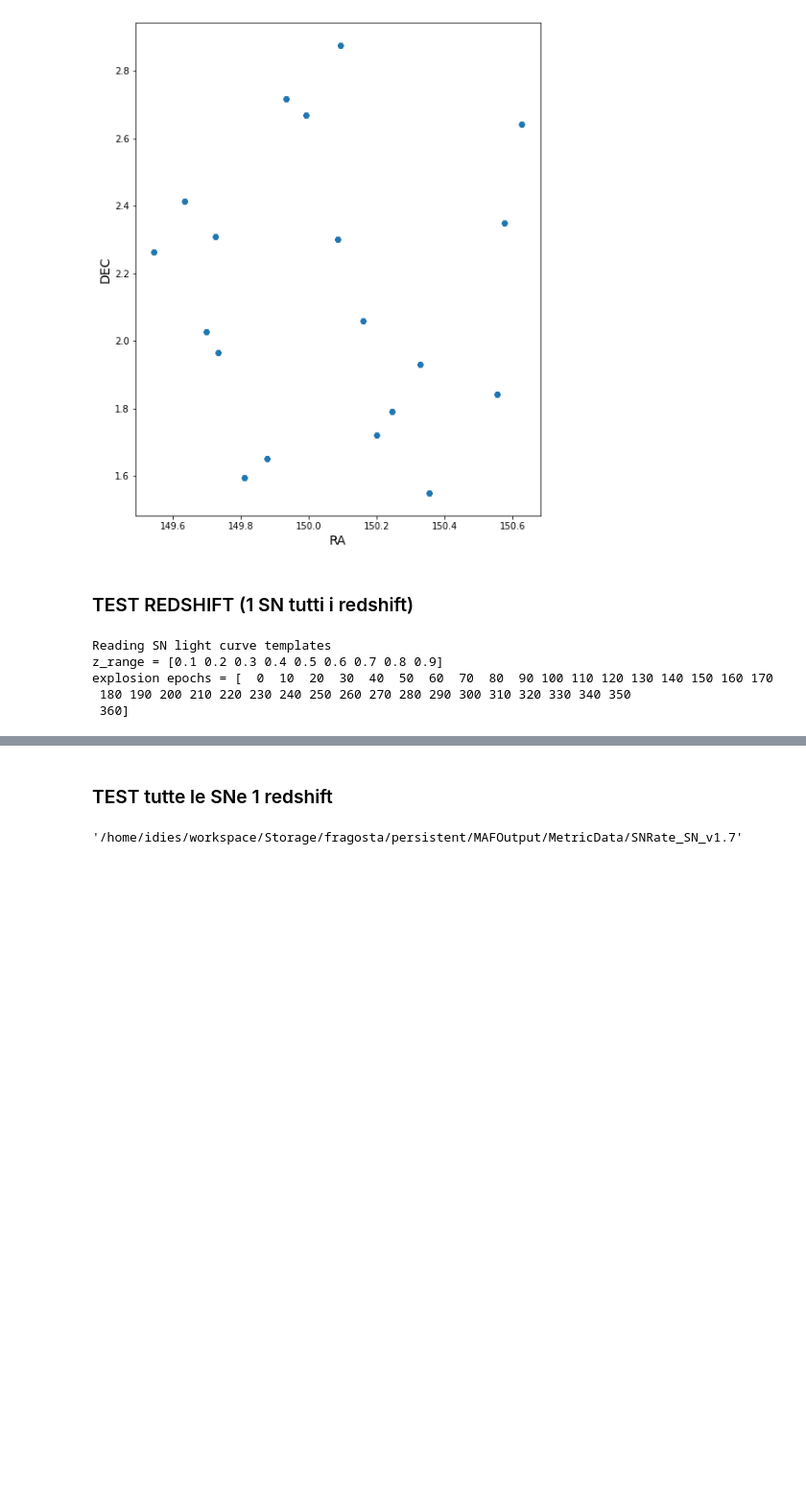
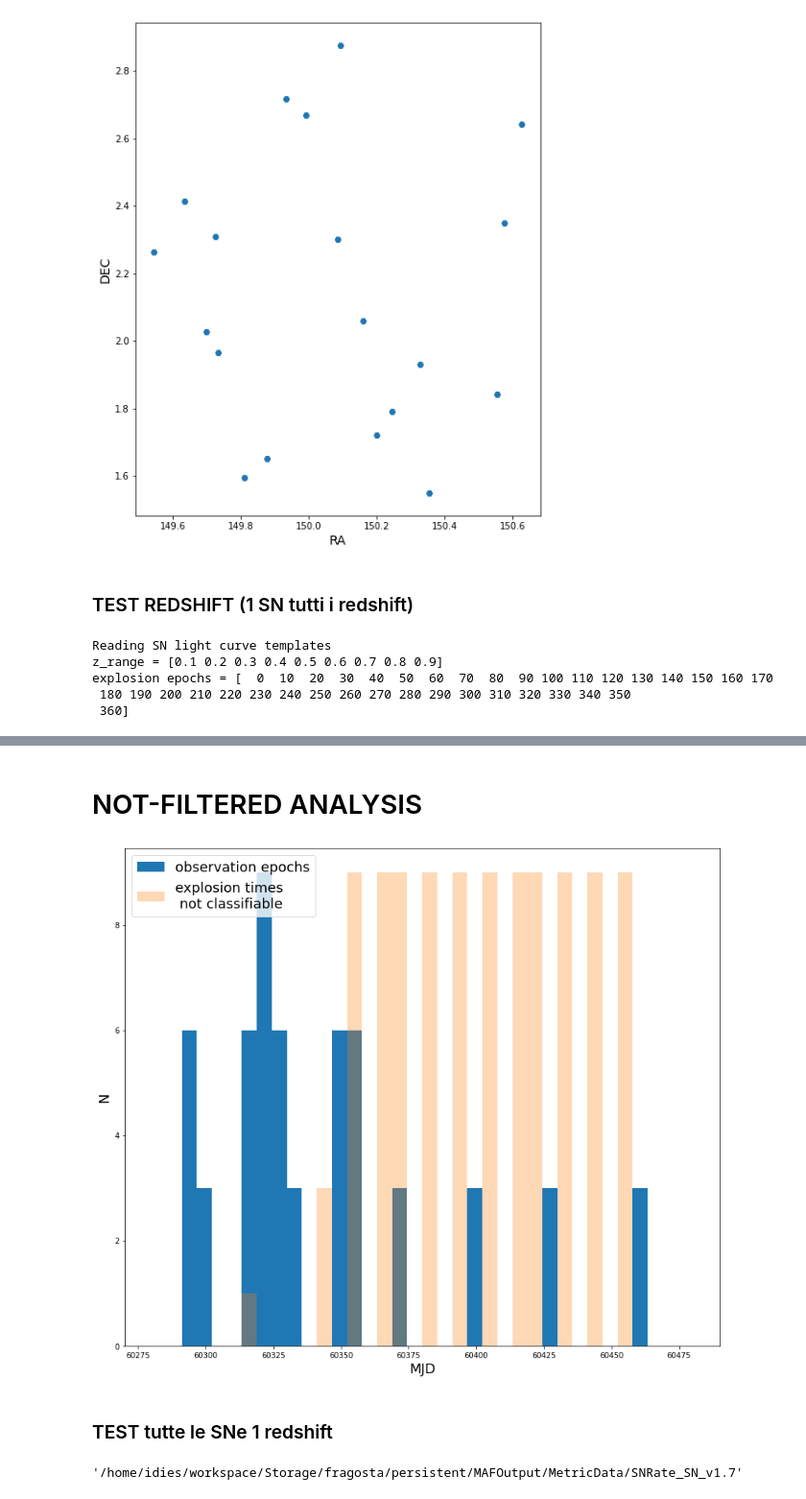
Before and after one commit to FabioRagosta/LSSTmetrics, a Jupyter notebook: SNRate_tests.ipynb, the cells around one changed output, grey strips where cells are left out. Shown at 96% size. Cells and saved outputs as stored; diff of their text form; code cells hidden in the pictures; blank space fills up the shorter version.

```diff
--- a/SNRate_tests.ipynb
+++ b/SNRate_tests.ipynb
@@ -188,2 +189,4 @@ Completed.
 
 ####################
+# %% [markdown]
+# NOT-FILTERED ANALYSIS
@@ -190,3 +202,13 @@ Completed.
+# %%
+plt.figure(figsize=(14,12))
+plt.hist(np.array(coadd_df['observationStartMJD']),bins=np.linspace(60280,60480,37),label='observation epochs')
+plt.hist(expl,bins=np.linspace(60280,60480,37), label='explosion times\n not classifiable',alpha = 0.3)
+plt.xlabel('MJD',fontsize=18)
+plt.ylabel('N',fontsize=18)
+plt.legend(fontsize=18)
+plt.show()
+# %% [output]
+[figure, added]
 # %% [markdown]
 ### TEST tutte le SNe 1 redshift
 # %%
```
Also changed, not shown: parts of 15 cells of this notebook.
